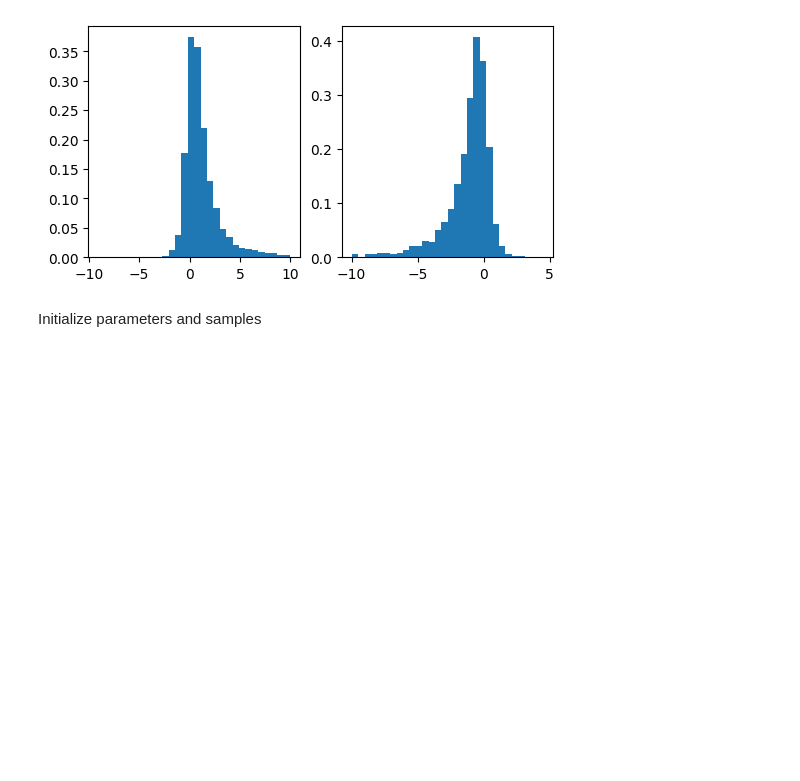
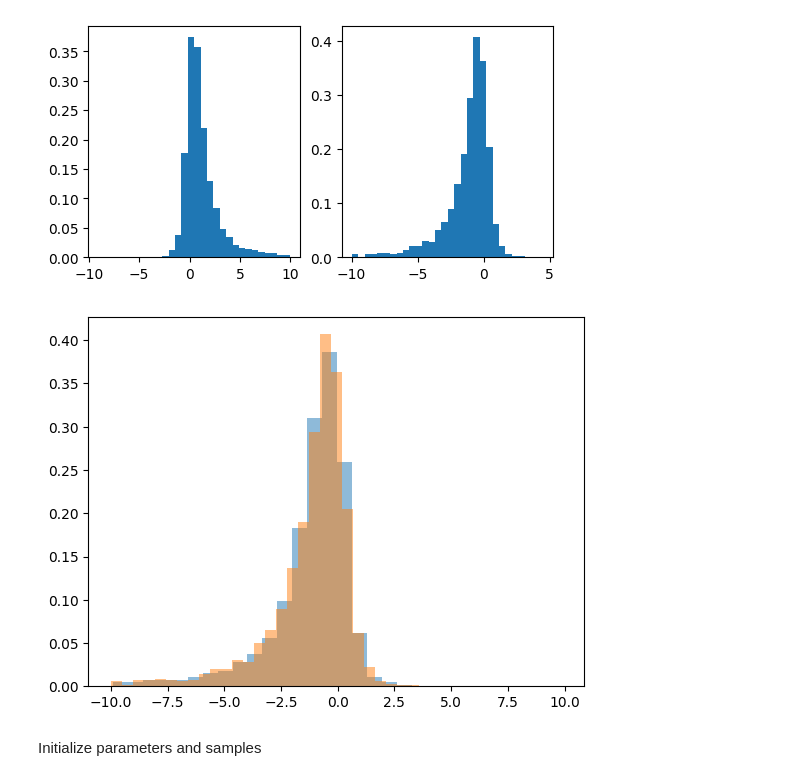
Before and after one commit to liusf15/sub-cauchy-sampler, a Jupyter notebook: experiments/test_scp.ipynb, the cells around one changed output. Cells and saved outputs as stored; diff of their text form; code cells hidden in the pictures; blank space fills up the shorter version.

```diff
--- a/experiments/test_scp.ipynb
+++ b/experiments/test_scp.ipynb
@@ -35,6 +41,16 @@ ax[1].hist(exact_samples[abs(exact_samples[:, -1]) < 10 , -1], 30, density=True)
 plt.show()
 # %% [output]
 [figure]
+# %%
+opt_params, losses = scp.minimize_reverse_kl(target_logp)
+# %%
+samples, accept_prob = scp.rwm_bright_side(target_logp, opt_params, seed=1, stepsize=10, nsample=100_000, burnin=500, thinning=10)
+# %%
+plt.hist(samples[abs(samples[:, -1]) < 10, -1], 30, density=True, alpha=.5)
+plt.hist(exact_samples[abs(exact_samples[:, -1]) < 10 , -1], 30, density=True, alpha=.5)
+plt.show()
+# %% [output]
+[figure, added]
 # %% [markdown]
 Initialize parameters and samples
 # %%
```
Also changed, not shown: parts of 17 cells of this notebook, 3 other files.
